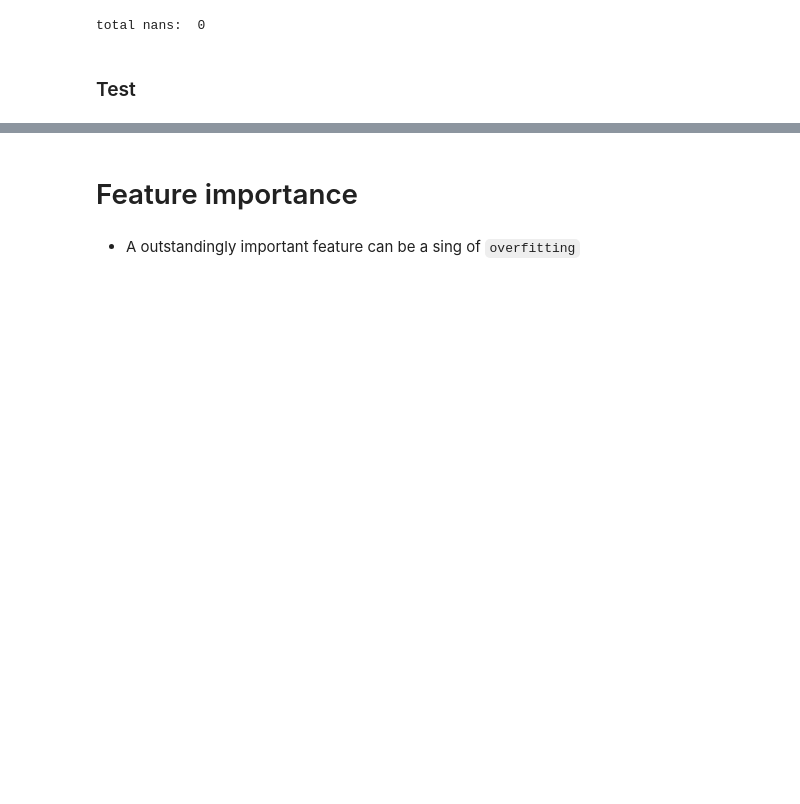
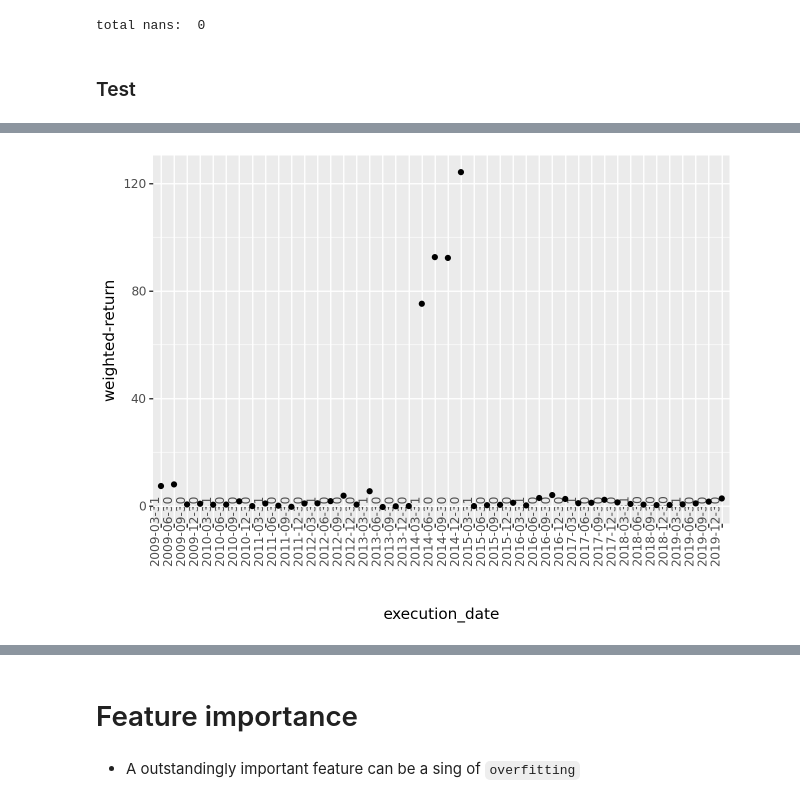
Before and after one commit to adrianibeas/zrive-ds, a Jupyter notebook: src/module_5/module5.ipynb_/module5.ipynb, the cells around one changed output, grey strips where cells are left out. Drawn from its saved outputs; the diff is of its cells as text; code cells hidden in the pictures; blank space fills up the shorter version.

```diff
--- a/src/module_5/module5.ipynb_/module5.ipynb
+++ b/src/module_5/module5.ipynb_/module5.ipynb
@@ -974,0 +995,9 @@ all_predicted_tickers = pd.concat(all_predicted_tickers_list)
+# %%
+test_results_1 = parse_results_into_df("valid_0")
+train_results_1 = parse_results_into_df("training")
+test_results_final_tree_1 = test_results_1.sort_values(["execution_date","n_trees"]).drop_duplicates("execution_date",keep = "last")
+train_results_final_tree_1 = train_results_1.sort_values(["execution_date","n_trees"]).drop_duplicates("execution_date",keep = "last")
+# %%
+ggplot(test_results_final_tree_1) + geom_point(aes(x = "execution_date", y = "weighted-return")) + theme(axis_text_x = element_text(angle = 90, vjust = 0.5, hjust=1))
+# %% [output]
+[figure, added]
```
Also changed, not shown: parts of 7 cells of this notebook.
